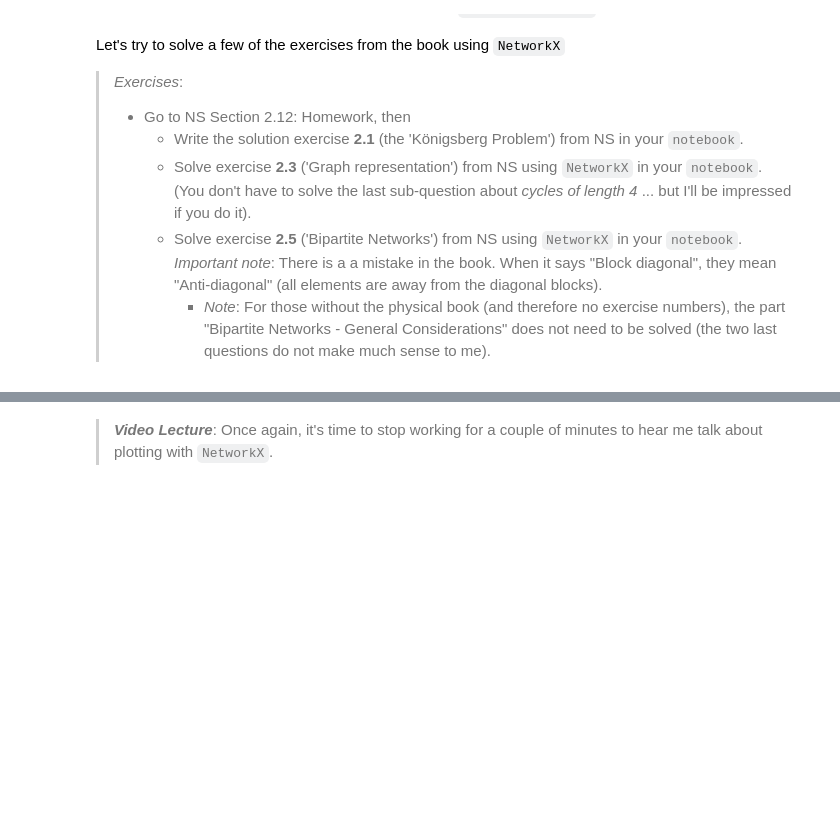
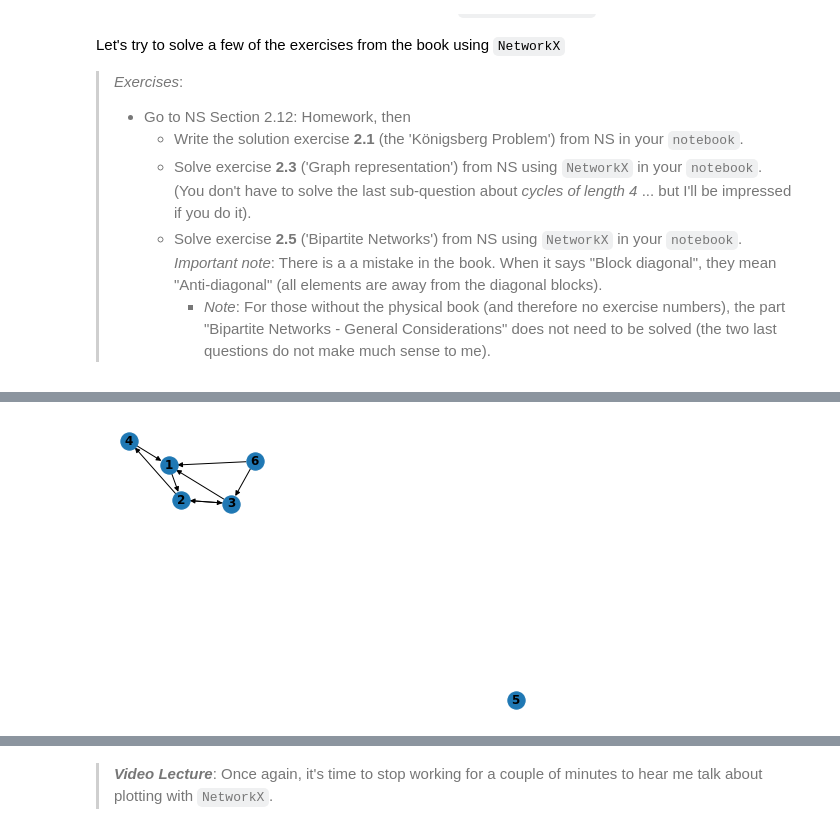
Before and after one commit to SocialComplexityLab/socialgraphs2021, a Jupyter notebook: lectures/Week2.ipynb, the cells around one changed output, grey strips where cells are left out. Saved outputs shown, nothing was run; the diff lists cells and outputs as text; code cells hidden in the pictures; blank space fills up the shorter version.

```diff
--- a/lectures/Week2.ipynb
+++ b/lectures/Week2.ipynb
@@ -77,0 +96,7 @@ Let's try to solve a few of the exercises from the book using `NetworkX`
+# %%
+DiG = nx.DiGraph()
+DiG.add_nodes_from([1,2,3,4,5,6])
+DiG.add_edges_from([(1,2),(2,3),(2,4),(3,1),(3,2),(4,1),(6,1),(6,3)])
+nx.draw(DiG, with_labels=True, font_weight='bold')
+# %% [output]
+[figure, added]
```
Also changed, not shown: parts of 16 cells of this notebook.
